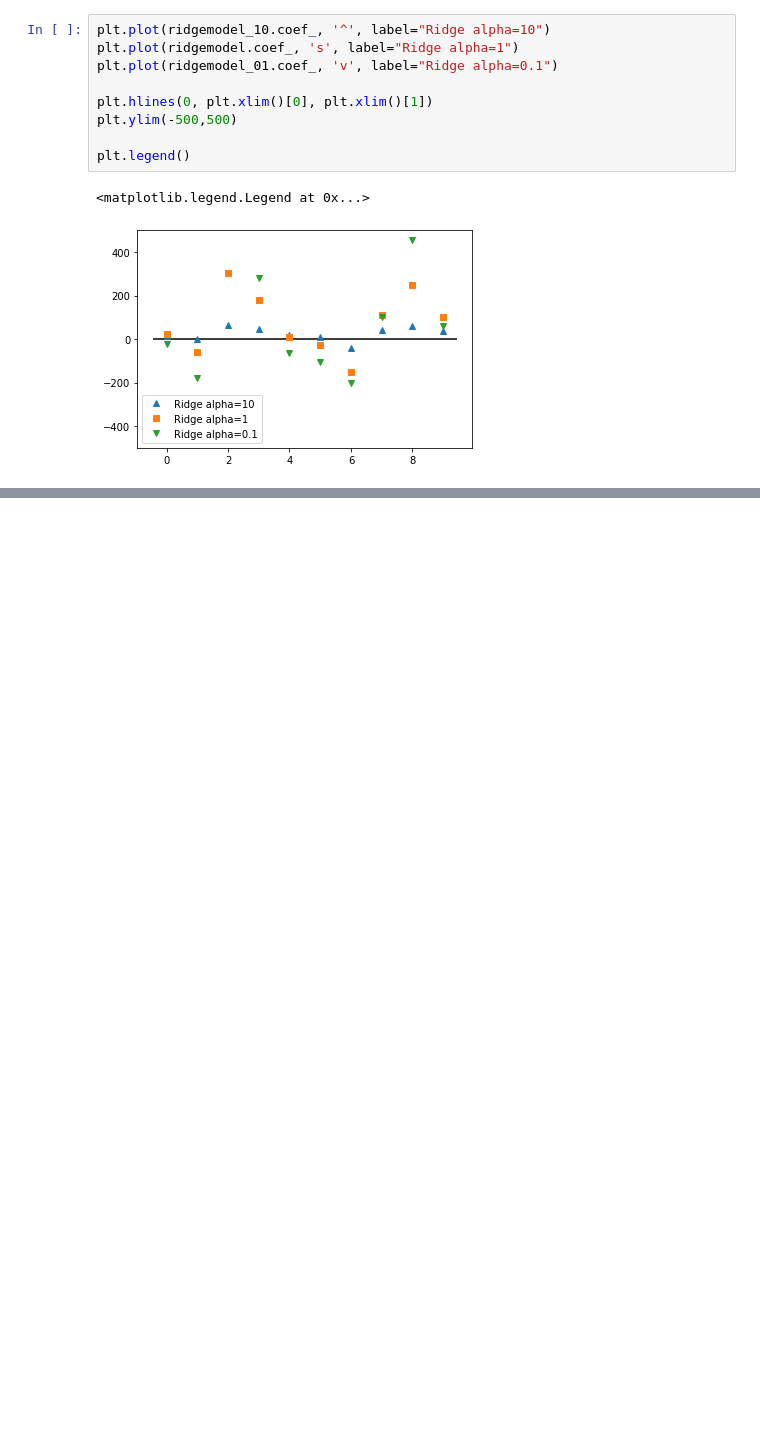
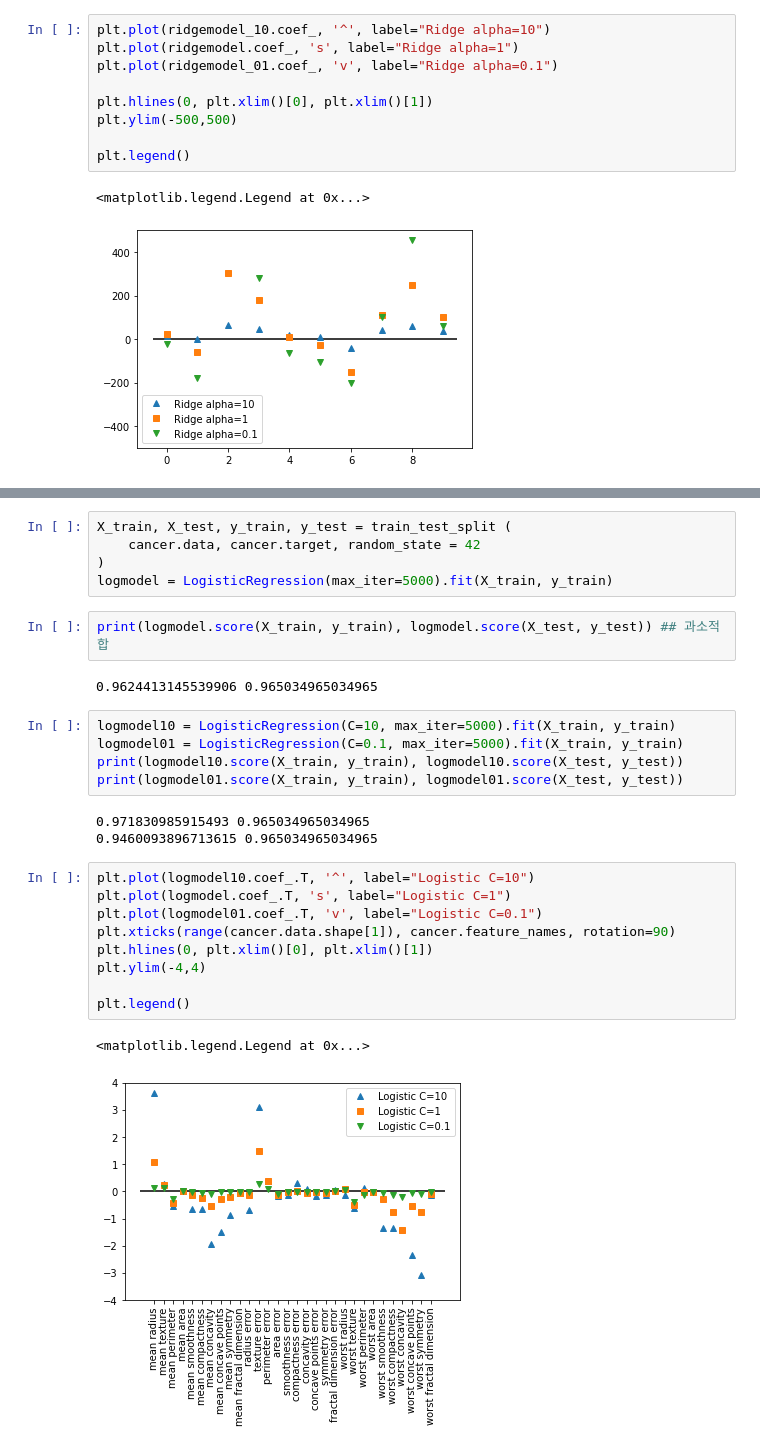
Before and after one commit to ggyuchive/MLpractice, a Jupyter notebook: Introduction to Machine Learning/Supervised_Learning(1).ipynb, the cells around one changed output, grey strips where cells are left out. Saved outputs shown, nothing was run; the diff lists cells and outputs as text; blank space fills up the shorter version.

```diff
--- a/Introduction to Machine Learning/Supervised_Learning(1).ipynb
+++ b/Introduction to Machine Learning/Supervised_Learning(1).ipynb
@@ -195,0 +218,29 @@ plt.legend()
+# %%
+X_train, X_test, y_train, y_test = train_test_split (
+    cancer.data, cancer.target, random_state = 42
+)
+logmodel = LogisticRegression(max_iter=5000).fit(X_train, y_train)
+# %%
+print(logmodel.score(X_train, y_train), logmodel.score(X_test, y_test)) ## 과소적합
+# %% [output]
+0.9624413145539906 0.965034965034965
+# %%
+logmodel10 = LogisticRegression(C=10, max_iter=5000).fit(X_train, y_train)
+logmodel01 = LogisticRegression(C=0.1, max_iter=5000).fit(X_train, y_train)
+print(logmodel10.score(X_train, y_train), logmodel10.score(X_test, y_test))
+print(logmodel01.score(X_train, y_train), logmodel01.score(X_test, y_test))
+# %% [output]
+0.971830985915493 0.965034965034965
+0.9460093896713615 0.965034965034965
+# %%
+plt.plot(logmodel10.coef_.T, '^', label="Logistic C=10")
+plt.plot(logmodel.coef_.T, 's', label="Logistic C=1")
+plt.plot(logmodel01.coef_.T, 'v', label="Logistic C=0.1")
+plt.xticks(range(cancer.data.shape[1]), cancer.feature_names, rotation=90)
+plt.hlines(0, plt.xlim()[0], plt.xlim()[1])
+plt.ylim(-4,4)
+
+plt.legend()
+# %% [output]
+<matplotlib.legend.Legend at 0x...>
+[figure, added]
```
Also changed, not shown: parts of 5 cells of this notebook.
